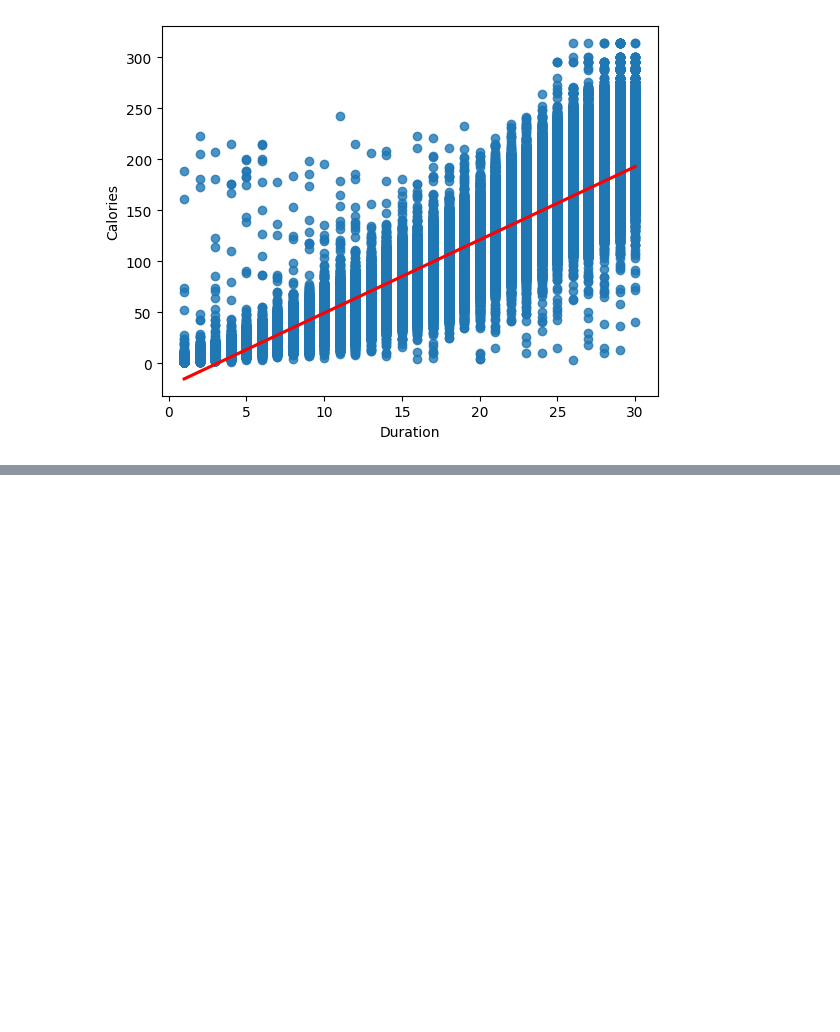
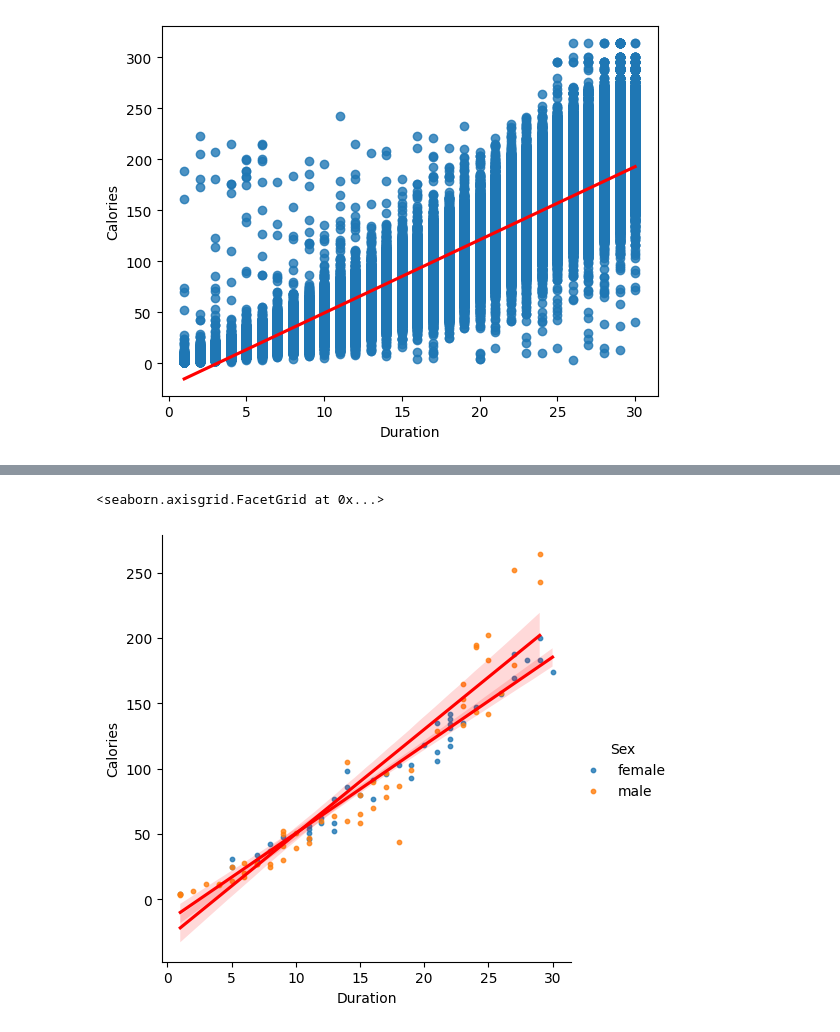
Before and after one commit to Abu-Taher01/Predict-Calorie-Expenditure, a Jupyter notebook: Welcome_To_Colab.ipynb, the cells around one changed output, grey strips where cells are left out. Saved outputs shown, nothing was run; the diff lists cells and outputs as text; code cells hidden in the pictures; blank space fills up the shorter version.

```diff
--- a/Welcome_To_Colab.ipynb
+++ b/Welcome_To_Colab.ipynb
@@ -250,3 +250,6 @@ sns.regplot(data=train_df,x='Duration',y='Calories',scatter=True,fit_reg=True,li
 # %% [output]
 <Axes: xlabel='Duration', ylabel='Calories'>
 [figure]
+# %%
+sample_df=train_df.sample(n=100,random_state=42)
+sample_df.head()
@@ -252,0 +263,5 @@ sns.regplot(data=train_df,x='Duration',y='Calories',scatter=True,fit_reg=True,li
+# %%
+sns.lmplot(data=sample_df,x='Duration',y='Calories',hue='Sex',fit_reg=True,scatter_kws={'s':10},line_kws={'color':'red'})
+# %% [output]
+<seaborn.axisgrid.FacetGrid at 0x...>
+[figure, added]
```
Also changed, not shown: parts of 3 cells of this notebook.
